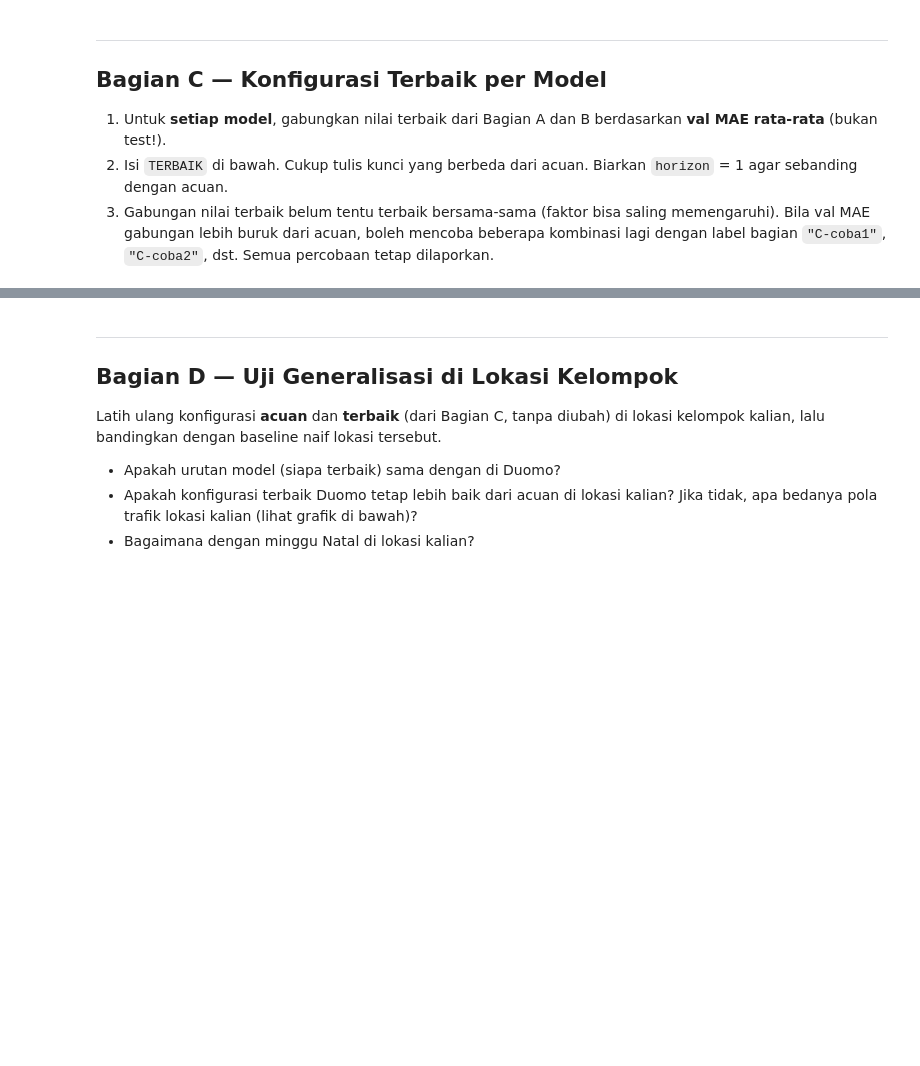
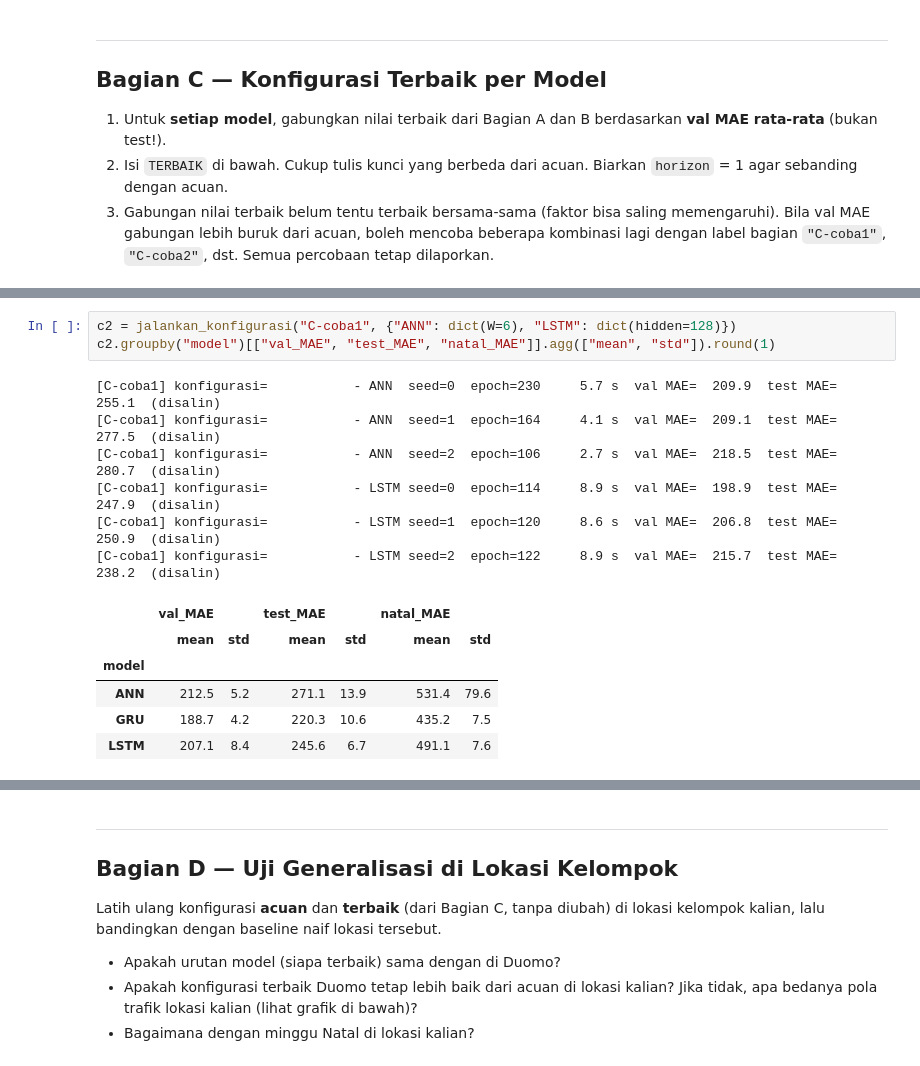
Before and after one commit to nizar326/dlw-tugas-ra-124400029, a Jupyter notebook: tugas_ablasi.ipynb, the cells around one changed output, grey strips where cells are left out. Cells and saved outputs as stored; diff of their text form; blank space fills up the shorter version.

```diff
--- a/tugas_ablasi.ipynb
+++ b/tugas_ablasi.ipynb
@@ -826,0 +886,16 @@ tabel_c
+# %%
+c2 = jalankan_konfigurasi("C-coba1", {"ANN": dict(W=6), "LSTM": dict(hidden=128)})
+c2.groupby("model")[["val_MAE", "test_MAE", "natal_MAE"]].agg(["mean", "std"]).round(1)
+# %% [output]
+[C-coba1] konfigurasi=           - ANN  seed=0  epoch=230     5.7 s  val MAE=  209.9  test MAE=  255.1  (disalin)
+[C-coba1] konfigurasi=           - ANN  seed=1  epoch=164     4.1 s  val MAE=  209.1  test MAE=  277.5  (disalin)
+[C-coba1] konfigurasi=           - ANN  seed=2  epoch=106     2.7 s  val MAE=  218.5  test MAE=  280.7  (disalin)
+[C-coba1] konfigurasi=           - LSTM seed=0  epoch=114     8.9 s  val MAE=  198.9  test MAE=  247.9  (disalin)
+[C-coba1] konfigurasi=           - LSTM seed=1  epoch=120     8.6 s  val MAE=  206.8  test MAE=  250.9  (disalin)
+[C-coba1] konfigurasi=           - LSTM seed=2  epoch=122     8.9 s  val MAE=  215.7  test MAE=  238.2  (disalin)
+|  | val_MAE |  | test_MAE |  | natal_MAE |  |
+|  | mean | std | mean | std | mean | std |
+| model |  |  |  |  |  |  |
+| ANN | 212.5 | 5.2 | 271.1 | 13.9 | 531.4 | 79.6 |
+| GRU | 188.7 | 4.2 | 220.3 | 10.6 | 435.2 | 7.5 |
+| LSTM | 207.1 | 8.4 | 245.6 | 6.7 | 491.1 | 7.6 |
```
Also changed, not shown: parts of 5 cells of this notebook, 3 other files.
